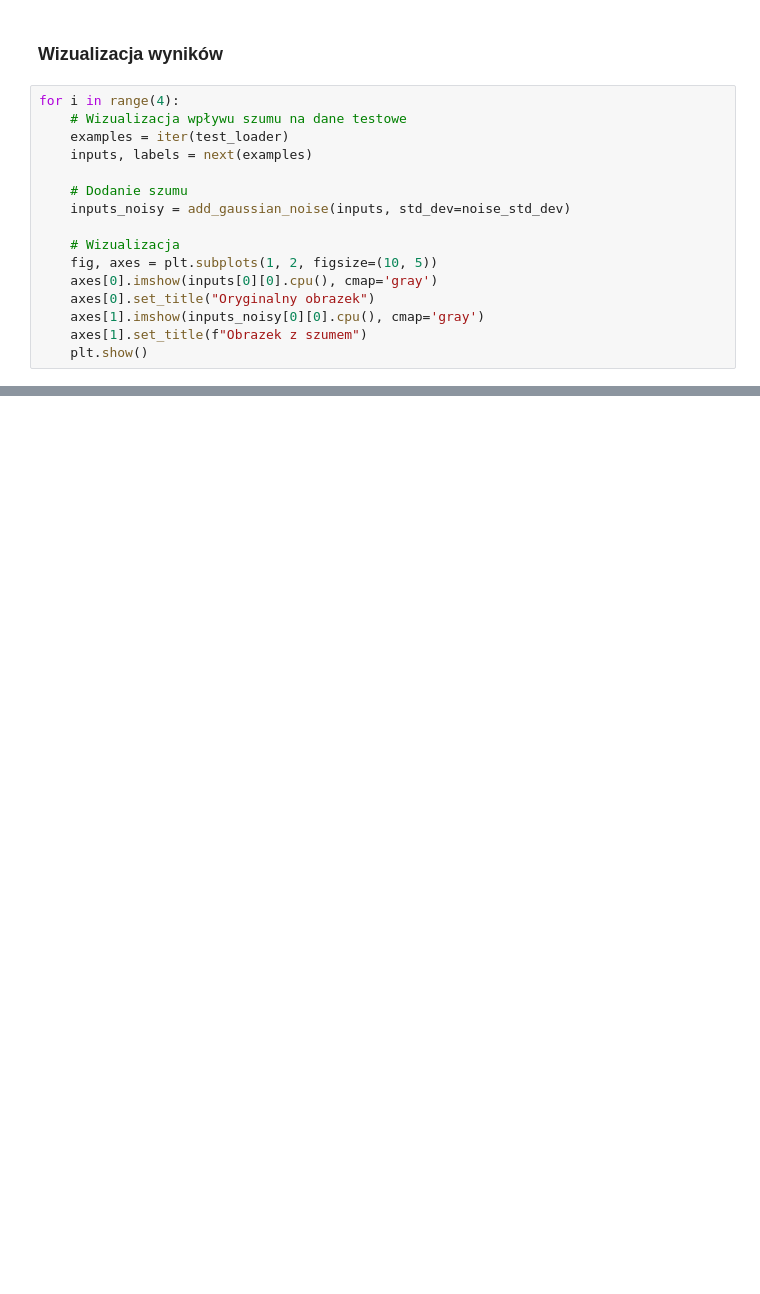
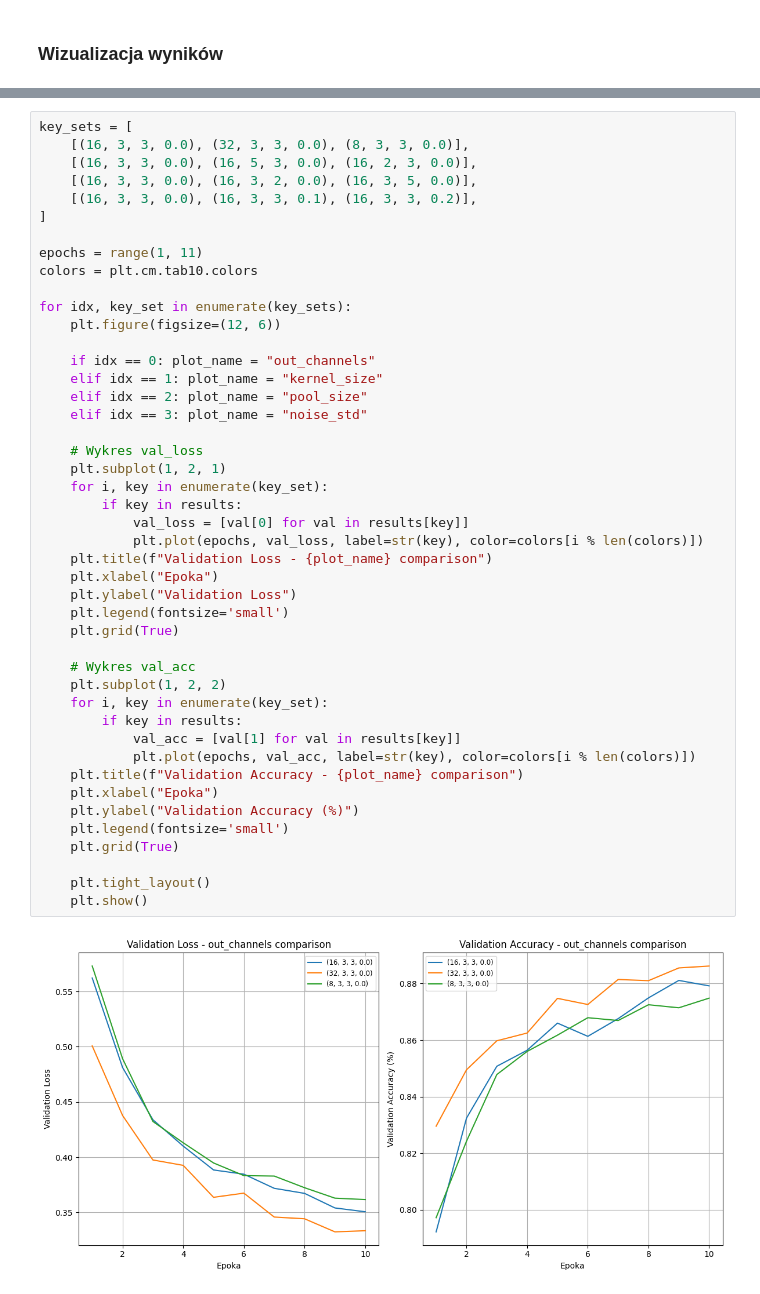
Before and after one commit to Kraszuuu/Sieci-neuronowe, a Jupyter notebook: Lab6/Laboratorium 6 - Kacper Kurp.ipynb, the cells around one changed output, grey strips where cells are left out. Saved outputs shown, nothing was run; the diff lists cells and outputs as text; blank space fills up the shorter version.

```diff
--- a/Lab6/Laboratorium 6 - Kacper Kurp.ipynb
+++ b/Lab6/Laboratorium 6 - Kacper Kurp.ipynb
@@ -133,18 +182,2 @@ Test Loss: 0.3923 | Test Acc: 0.8650
 # %% [markdown]
 <h3> Wizualizacja wyników
-# %%
-for i in range(4):
-    # Wizualizacja wpływu szumu na dane testowe
-    examples = iter(test_loader)
-    inputs, labels = next(examples)
-
-    # Dodanie szumu
-    inputs_noisy = add_gaussian_noise(inputs, std_dev=noise_std_dev)
-
-    # Wizualizacja
-    fig, axes = plt.subplots(1, 2, figsize=(10, 5))
-    axes[0].imshow(inputs[0][0].cpu(), cmap='gray')
-    axes[0].set_title("Oryginalny obrazek")
-    axes[1].imshow(inputs_noisy[0][0].cpu(), cmap='gray')
-    axes[1].set_title(f"Obrazek z szumem")
-    plt.show()
@@ -159,0 +184,47 @@ for i in range(4):
+# %%
+key_sets = [
+    [(16, 3, 3, 0.0), (32, 3, 3, 0.0), (8, 3, 3, 0.0)],
+    [(16, 3, 3, 0.0), (16, 5, 3, 0.0), (16, 2, 3, 0.0)],
+    [(16, 3, 3, 0.0), (16, 3, 2, 0.0), (16, 3, 5, 0.0)],
+    [(16, 3, 3, 0.0), (16, 3, 3, 0.1), (16, 3, 3, 0.2)],
+]
+
+epochs = range(1, 11)
+colors = plt.cm.tab10.colors
+
+for idx, key_set in enumerate(key_sets):
+    plt.figure(figsize=(12, 6))
+
+    if idx == 0: plot_name = "out_channels"
+    elif idx == 1: plot_name = "kernel_size"
+    elif idx == 2: plot_name = "pool_size"
+    elif idx == 3: plot_name = "noise_std"
+
+    # Wykres val_loss
+    plt.subplot(1, 2, 1)
+    for i, key in enumerate(key_set):
+        if key in results:
+            val_loss = [val[0] for val in results[key]]
+            plt.plot(epochs, val_loss, label=str(key), color=colors[i % len(colors)])
+    plt.title(f"Validation Loss - {plot_name} comparison")
+    plt.xlabel("Epoka")
+    plt.ylabel("Validation Loss")
+    plt.legend(fontsize='small')
+    plt.grid(True)
+
+    # Wykres val_acc
+    plt.subplot(1, 2, 2)
+    for i, key in enumerate(key_set):
+        if key in results:
+            val_acc = [val[1] for val in results[key]]
+            plt.plot(epochs, val_acc, label=str(key), color=colors[i % len(colors)])
+    plt.title(f"Validation Accuracy - {plot_name} comparison")
+    plt.xlabel("Epoka")
+    plt.ylabel("Validation Accuracy (%)")
+    plt.legend(fontsize='small')
+    plt.grid(True)
+
+    plt.tight_layout()
+    plt.show()
+# %% [output]
+[figure, added]
```
Also changed, not shown: parts of 8 cells of this notebook.
